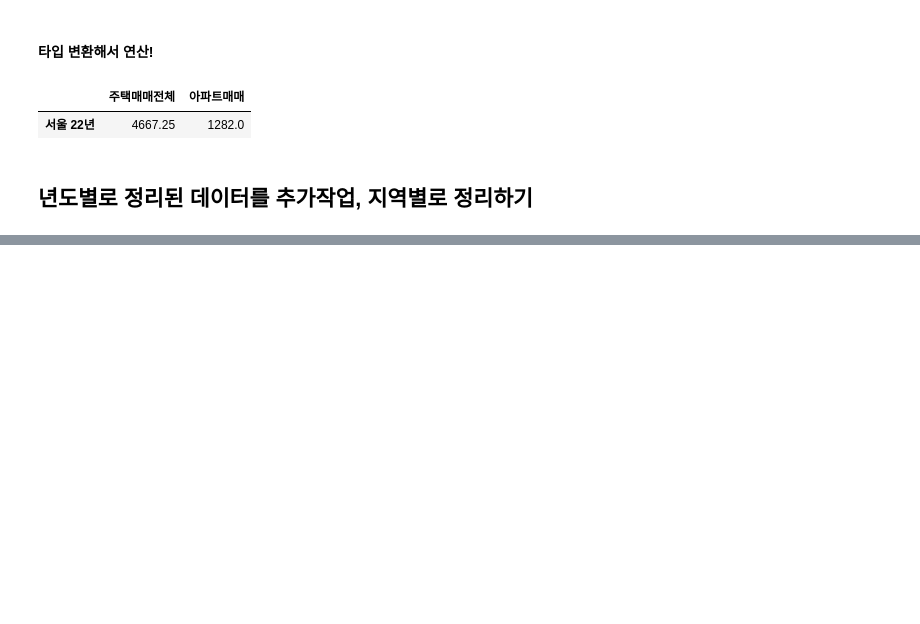
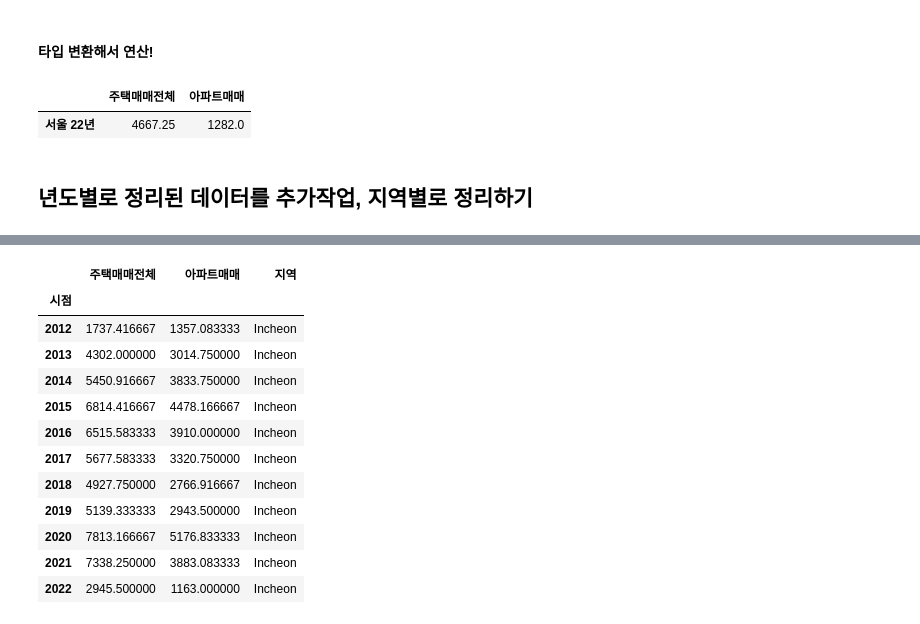
Before and after one commit to jewoodev/To_raise_a_child_well, a Jupyter notebook: data/jewoo/Total_bought_house.ipynb, the cells around one changed output, grey strips where cells are left out. Saved outputs shown, nothing was run; the diff lists cells and outputs as text; code cells hidden in the pictures; blank space fills up the shorter version.

```diff
--- a/data/jewoo/Total_bought_house.ipynb
+++ b/data/jewoo/Total_bought_house.ipynb
@@ -320,0 +399,21 @@ df
+# %%
+# 인천
+incheon_df = df.loc[33:43,['시점','주택매매전체','아파트매매']]
+incheon_df['지역'] = 'Incheon'
+incheon_df = incheon_df.sort_values(by='시점')
+incheon_df.set_index('시점',inplace=True)
+incheon_df
+# %% [output]
+|  | 주택매매전체 | 아파트매매 | 지역 |
+| 시점 |  |  |  |
+| 2012 | 1737.416667 | 1357.083333 | Incheon |
+| 2013 | 4302.000000 | 3014.750000 | Incheon |
+| 2014 | 5450.916667 | 3833.750000 | Incheon |
+| 2015 | 6814.416667 | 4478.166667 | Incheon |
+| 2016 | 6515.583333 | 3910.000000 | Incheon |
+| 2017 | 5677.583333 | 3320.750000 | Incheon |
+| 2018 | 4927.750000 | 2766.916667 | Incheon |
+| 2019 | 5139.333333 | 2943.500000 | Incheon |
+| 2020 | 7813.166667 | 5176.833333 | Incheon |
+| 2021 | 7338.250000 | 3883.083333 | Incheon |
+| 2022 | 2945.500000 | 1163.000000 | Incheon |
```
Also changed, not shown: parts of 21 cells of this notebook, 25 other files.
